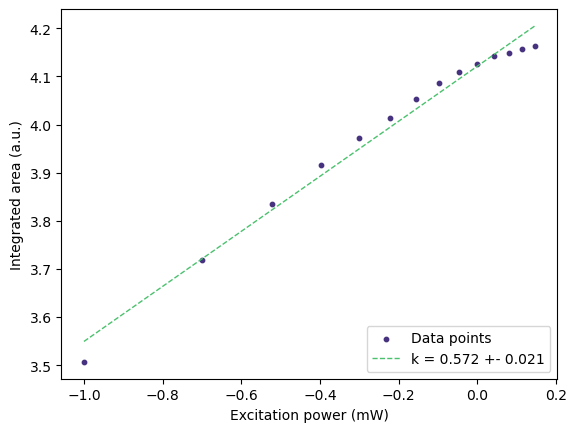
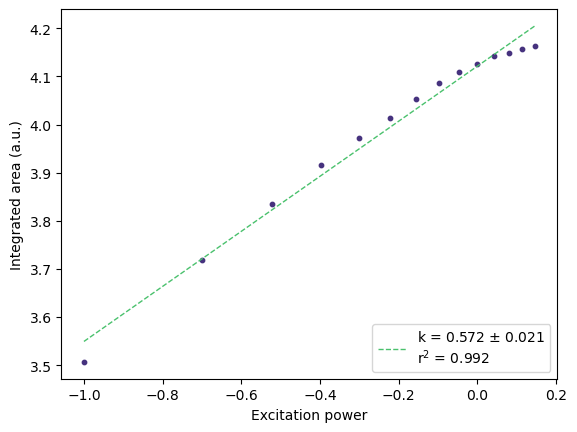
Code edit (unified diff) that turned the first committed figure into the second:
--- before
+++ after
@@ -12,20 +12,21 @@
 
 
-plt.scatter(log_x, log_y, marker='o', color=(0.275191, 0.194905, 0.496005), s=10, label='Data points')
+plt.scatter(log_x, log_y, marker='o', color=(0.275191, 0.194905, 0.496005), s=10)
 
 #plt.errorbar(log_x, log_y, yerr=log_y_err, fmt='o', color="olive", ecolor="black", capsize=4, ms=3,label="Data with error")
 
 
-plt.plot(log_x, y_pred, color=(0.288921, 0.758394, 0.428426), lw=1, ls="--", label=f'k = {k} +- {k_err}')
+plt.plot(log_x, y_pred, color=(0.288921, 0.758394, 0.428426), lw=1, ls="--", label=f'k = {k} $\pm$ {k_err}\nr$^2$ = 0.992')
 
 plt.legend(loc='lower right')
-plt.xlabel("Excitation power (mW)")
+plt.xlabel("Excitation power")
 plt.ylabel("Integrated area (a.u.)")
 # plt.text(-.8, 4, 'k = 0.572 +- 0.021', fontsize=10)
-# plt.text(-.8, 3.95, 'r$^2$ = 0.992', fontsize=10)
+#plt.text(-.8, 3.95, 'r$^2$ = 0.992', fontsize=10)
 # plt.xscale('log')
 # plt.yscale('log')
 #plt.title("Fitted power law dependance")
+plt.savefig("figs/power_law.png", dpi=600, format="png")
 plt.show()
-plt.savefig("k_val.jpg")
+
 print(res)

Commit: M